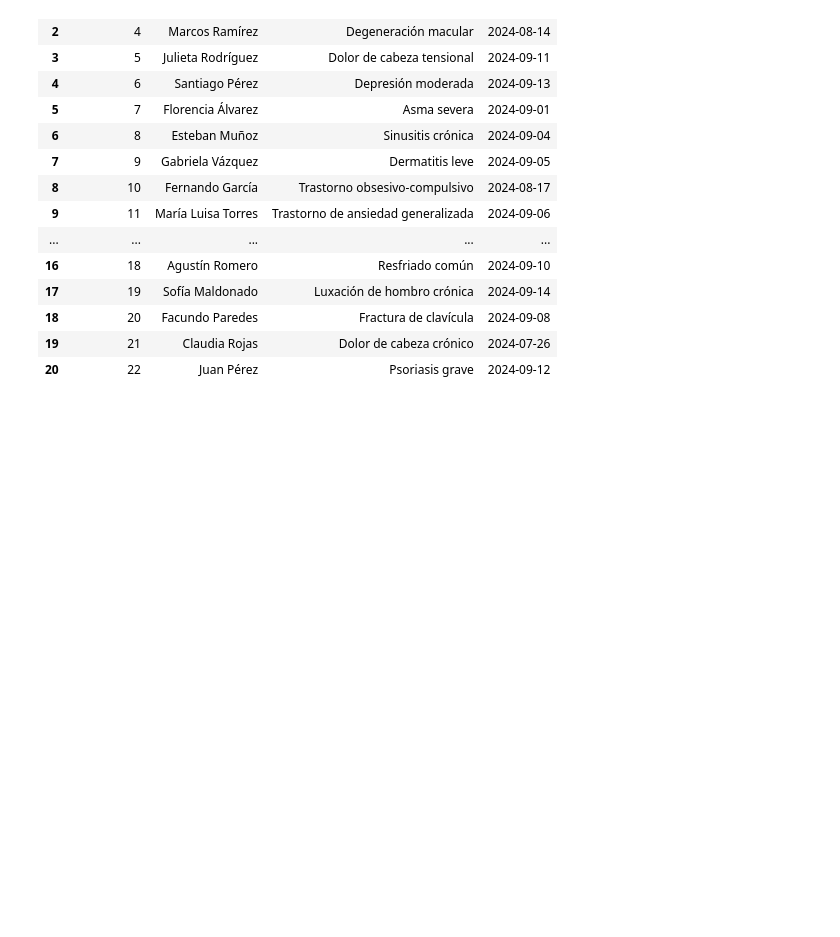
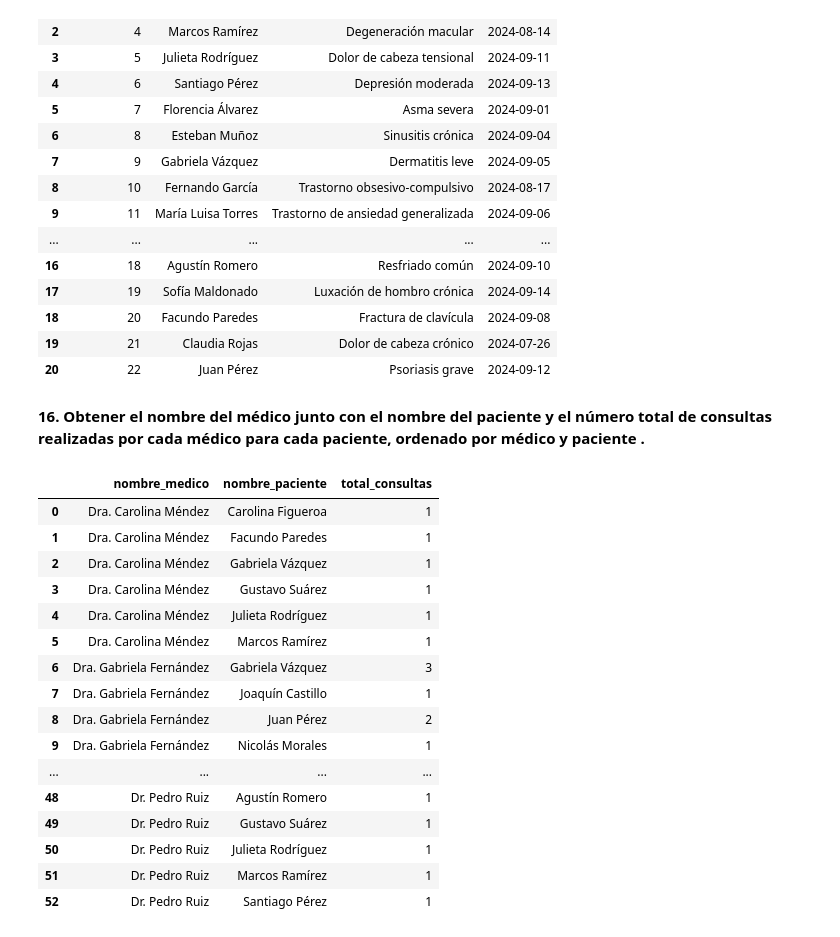
Before and after one commit to gonzagrau/TP5_GrauLuna, a Jupyter notebook: database_connection/queries.ipynb, the cells around one changed output. Drawn from its saved outputs; the diff is of its cells as text; code cells hidden in the pictures; blank space fills up the shorter version.

```diff
--- a/database_connection/queries.ipynb
+++ b/database_connection/queries.ipynb
@@ -380,3 +380,33 @@ pd.read_sql(query_15, engine)
 | 18 | 20 | Facundo Paredes | Fractura de clavícula | 2024-09-08 |
 | 19 | 21 | Claudia Rojas | Dolor de cabeza crónico | 2024-07-26 |
 | 20 | 22 | Juan Pérez | Psoriasis grave | 2024-09-12 |
+# %% [markdown]
+**16. Obtener el nombre del médico junto con el nombre del paciente y el número total de consultas realizadas por cada médico para cada paciente, ordenado por médico y paciente  .**
+# %%
+query_16= ''' SELECT m.nombre AS nombre_medico, p.nombre AS nombre_paciente, COUNT(*) AS total_consultas
+FROM Consultas c
+JOIN Medicos m ON c.id_medico = m.id_medico
+JOIN Pacientes p ON c.id_paciente = p.id_paciente
+GROUP BY m.nombre, p.nombre
+ORDER BY m.nombre, p.nombre;
+
+'''
+pd.read_sql(query_16, engine)
+# %% [output]
+|  | nombre_medico | nombre_paciente | total_consultas |
+| 0 | Dra. Carolina Méndez | Carolina Figueroa | 1 |
+| 1 | Dra. Carolina Méndez | Facundo Paredes | 1 |
+| 2 | Dra. Carolina Méndez | Gabriela Vázquez | 1 |
+| 3 | Dra. Carolina Méndez | Gustavo Suárez | 1 |
+| 4 | Dra. Carolina Méndez | Julieta Rodríguez | 1 |
+| 5 | Dra. Carolina Méndez | Marcos Ramírez | 1 |
+| 6 | Dra. Gabriela Fernández | Gabriela Vázquez | 3 |
+| 7 | Dra. Gabriela Fernández | Joaquín Castillo | 1 |
+| 8 | Dra. Gabriela Fernández | Juan Pérez | 2 |
+| 9 | Dra. Gabriela Fernández | Nicolás Morales | 1 |
+| ... | ... | ... | ... |
+| 48 | Dr. Pedro Ruiz | Agustín Romero | 1 |
+| 49 | Dr. Pedro Ruiz | Gustavo Suárez | 1 |
+| 50 | Dr. Pedro Ruiz | Julieta Rodríguez | 1 |
+| 51 | Dr. Pedro Ruiz | Marcos Ramírez | 1 |
+| 52 | Dr. Pedro Ruiz | Santiago Pérez | 1 |
```
Also changed, not shown: parts of 4 cells of this notebook.
